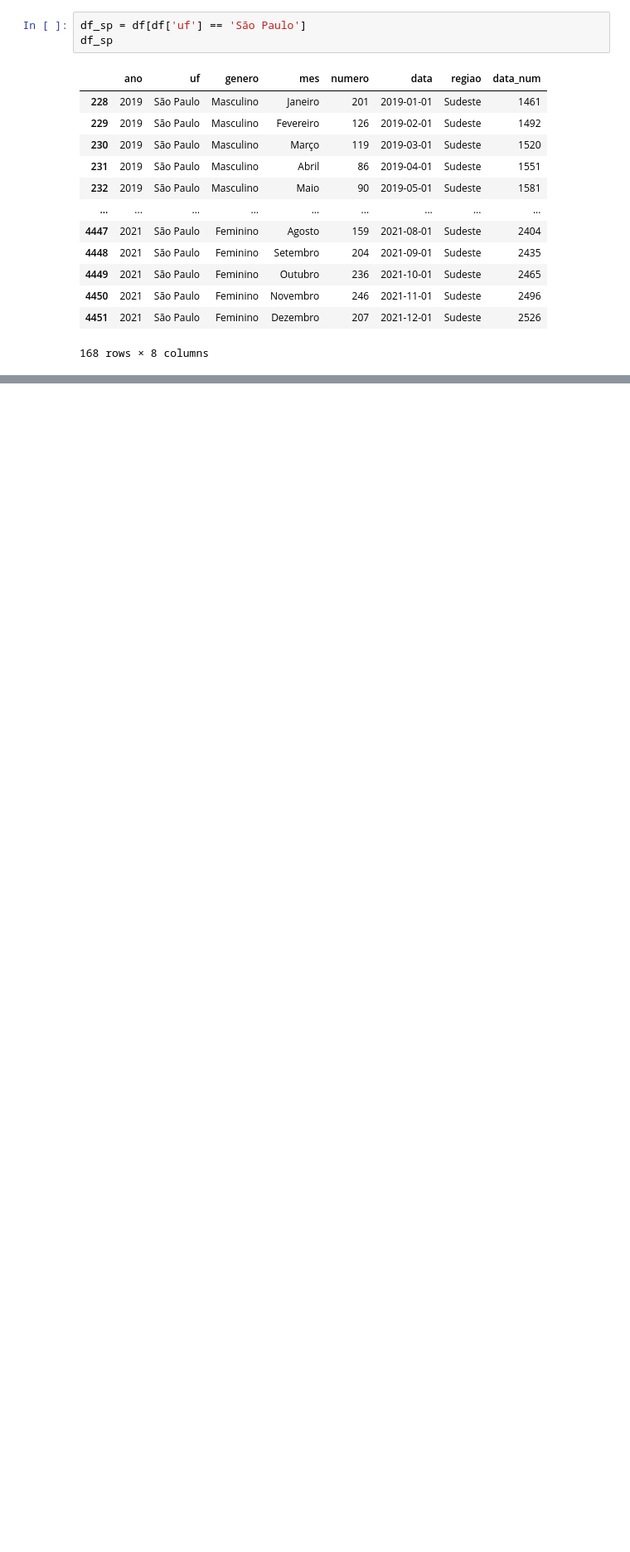
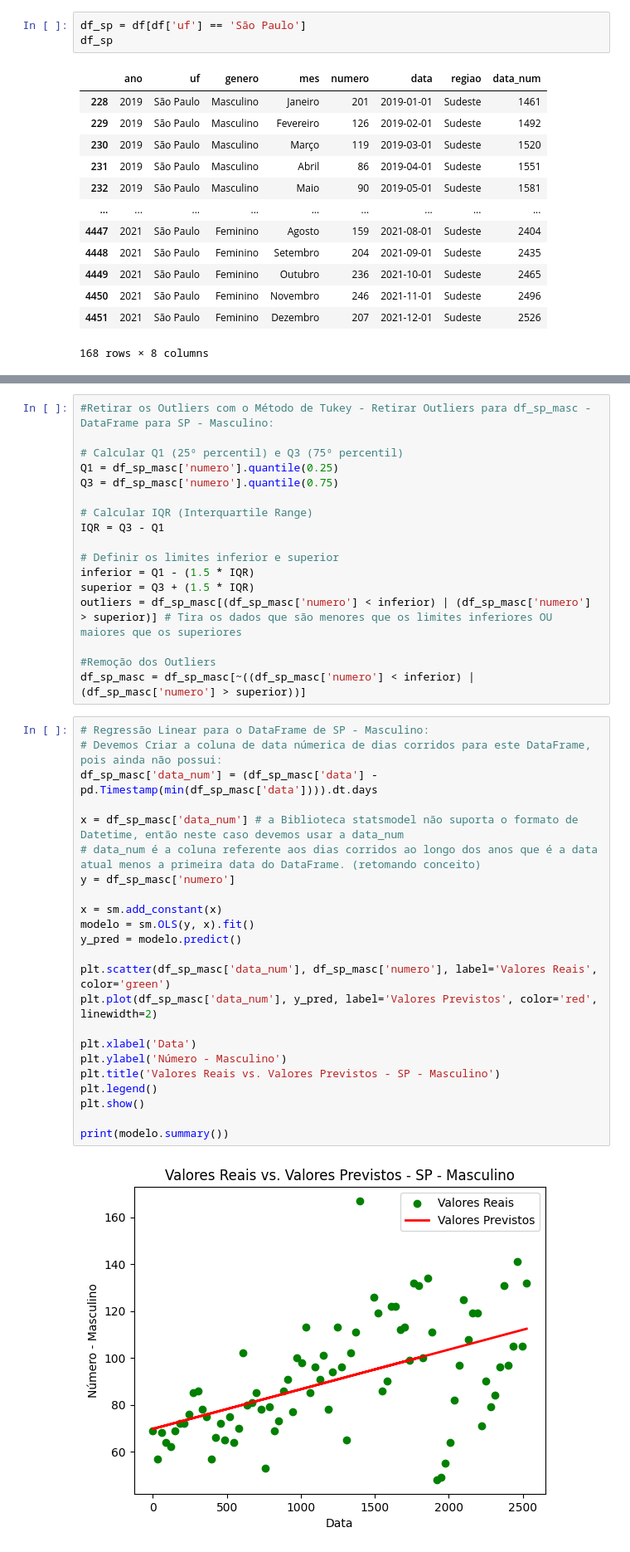
Before and after one commit to gustavo-rocha-barbosa/case-data-science-media-monks-2024, a Jupyter notebook: 2) Case Análise de Dados/main.ipynb, the cells around one changed output, grey strips where cells are left out. Shown: that part at 83% size. Cells and saved outputs as stored; diff of their text form; blank space fills up the shorter version.

```diff
--- a/2) Case Análise de Dados/main.ipynb
+++ b/2) Case Análise de Dados/main.ipynb
@@ -508,0 +623,42 @@ plt.show()
+# %%
+#Retirar os Outliers com o Método de Tukey - Retirar Outliers para df_sp_masc - DataFrame para SP - Masculino:
+
+# Calcular Q1 (25º percentil) e Q3 (75º percentil)
+Q1 = df_sp_masc['numero'].quantile(0.25)
+Q3 = df_sp_masc['numero'].quantile(0.75)
+
+# Calcular IQR (Interquartile Range)
+IQR = Q3 - Q1
+
+# Definir os limites inferior e superior
+inferior = Q1 - (1.5 * IQR)
+superior = Q3 + (1.5 * IQR)
+outliers = df_sp_masc[(df_sp_masc['numero'] < inferior) | (df_sp_masc['numero'] > superior)] # Tira os dados que são menores que os limites inferiores OU maiores que os superiores
+
+#Remoção dos Outliers
+df_sp_masc = df_sp_masc[~((df_sp_masc['numero'] < inferior) | (df_sp_masc['numero'] > superior))]
+# %%
+# Regressão Linear para o DataFrame de SP - Masculino:
+# Devemos Criar a coluna de data númerica de dias corridos para este DataFrame, pois ainda não possui:
+df_sp_masc['data_num'] = (df_sp_masc['data'] - pd.Timestamp(min(df_sp_masc['data']))).dt.days
+
+x = df_sp_masc['data_num'] # a Biblioteca statsmodel não suporta o formato de Datetime, então neste caso devemos usar a data_num
+# data_num é a coluna referente aos dias corridos ao longo dos anos que é a data atual menos a primeira data do DataFrame. (retomando conceito)
+y = df_sp_masc['numero']
+
+x = sm.add_constant(x)
+modelo = sm.OLS(y, x).fit()
+y_pred = modelo.predict()
+
+plt.scatter(df_sp_masc['data_num'], df_sp_masc['numero'], label='Valores Reais', color='green')
+plt.plot(df_sp_masc['data_num'], y_pred, label='Valores Previstos', color='red', linewidth=2)
+
+plt.xlabel('Data')
+plt.ylabel('Número - Masculino')
+plt.title('Valores Reais vs. Valores Previstos - SP - Masculino')
+plt.legend()
+plt.show()
+
+print(modelo.summary())
+# %% [output]
+[figure, added]
```
Also changed, not shown: parts of 17 cells of this notebook.
